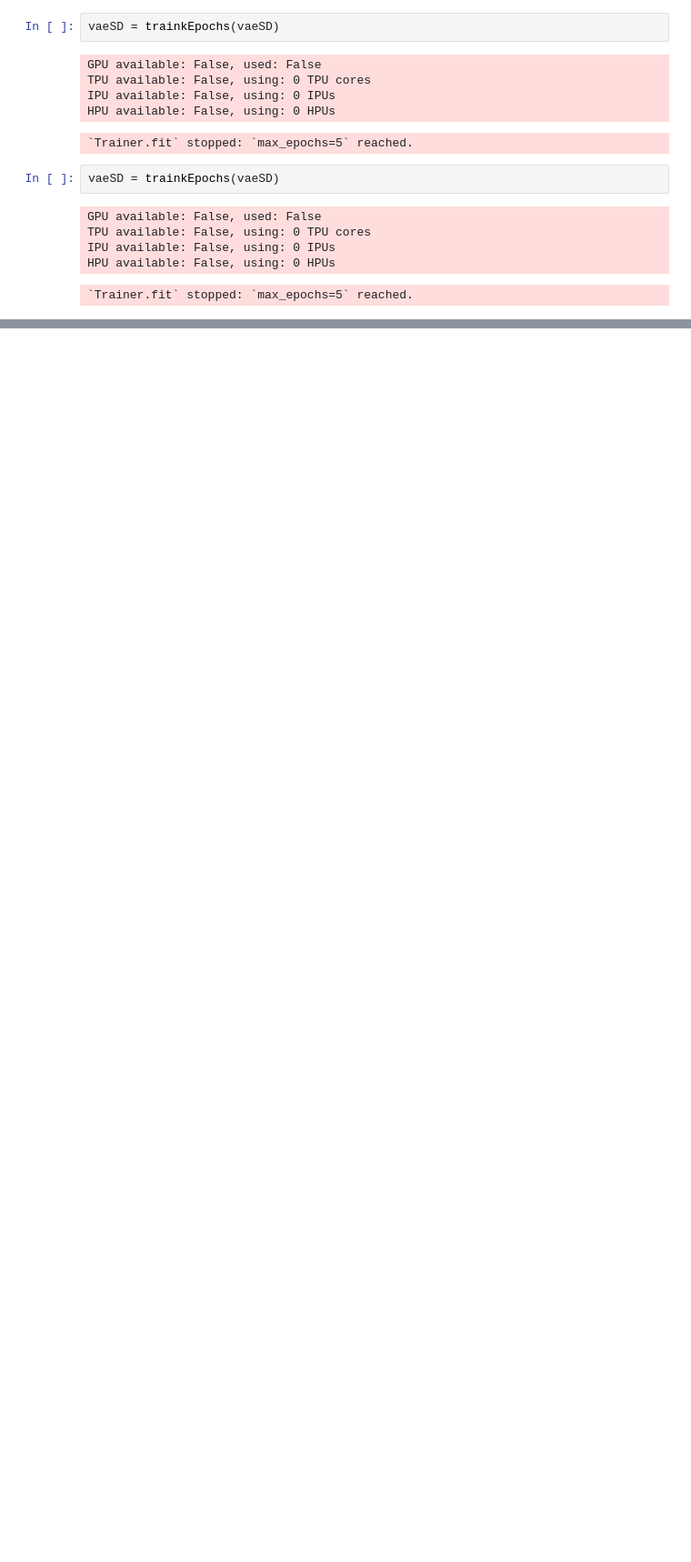
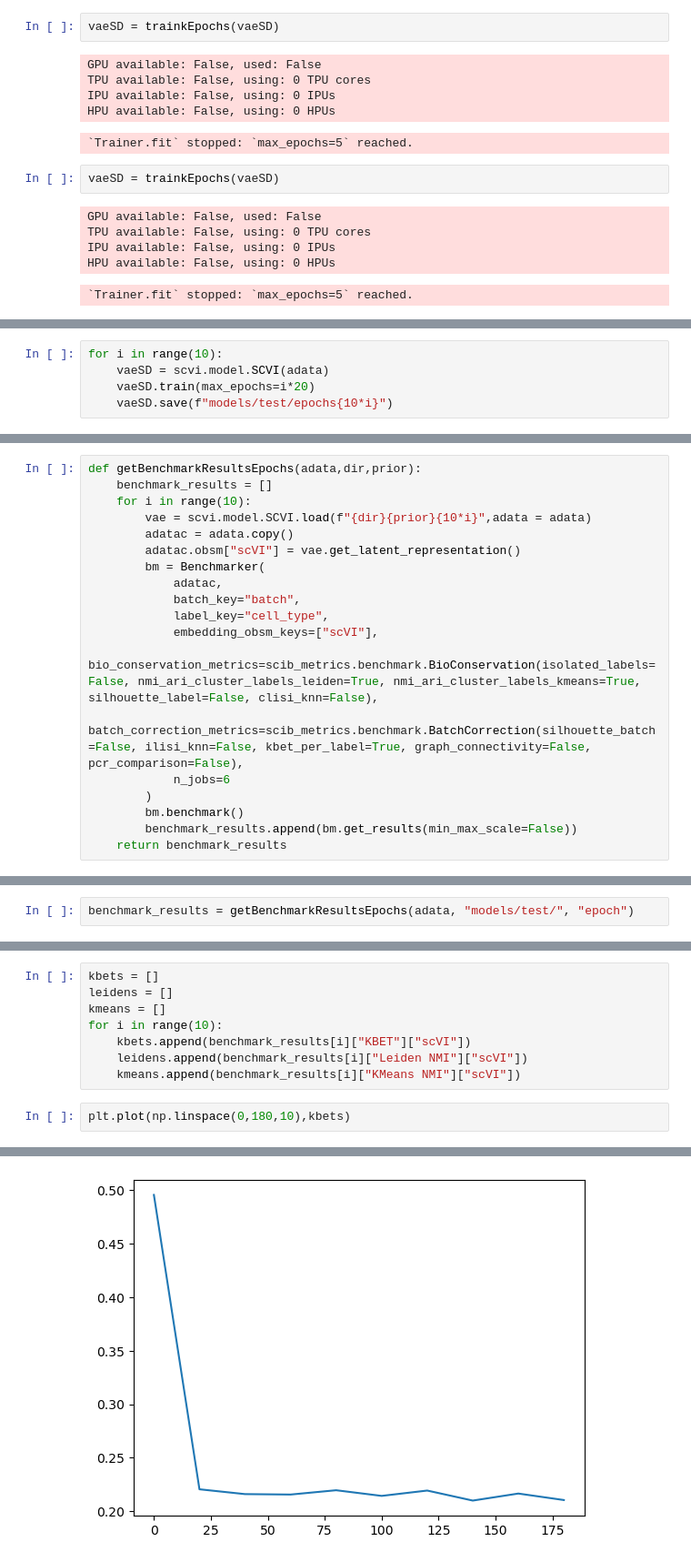
Before and after one commit to LeanderDiazBone/BachelorThesis, a Jupyter notebook: metrics_epochs.ipynb, the cells around one changed output, grey strips where cells are left out. Shown at 91% size. Drawn from its saved outputs; the diff is of its cells as text; blank space fills up the shorter version.

```diff
--- a/metrics_epochs.ipynb
+++ b/metrics_epochs.ipynb
@@ -77,0 +100,5 @@ HPU available: False, using: 0 HPUs
+# %%
+for i in range(10):
+    vaeSD = scvi.model.SCVI(adata)
+    vaeSD.train(max_epochs=i*20)
+    vaeSD.save(f"models/test/epochs{10*i}")
@@ -77,0 +149,19 @@ HPU available: False, using: 0 HPUs
+# %%
+def getBenchmarkResultsEpochs(adata,dir,prior):
+    benchmark_results = []
+    for i in range(10):
+        vae = scvi.model.SCVI.load(f"{dir}{prior}{10*i}",adata = adata)
+        adatac = adata.copy()
+        adatac.obsm["scVI"] = vae.get_latent_representation()
+        bm = Benchmarker(
+            adatac,
+            batch_key="batch",
+            label_key="cell_type",
+            embedding_obsm_keys=["scVI"],
+            bio_conservation_metrics=scib_metrics.benchmark.BioConservation(isolated_labels=False, nmi_ari_cluster_labels_leiden=True, nmi_ari_cluster_labels_kmeans=True, silhouette_label=False, clisi_knn=False),
+            batch_correction_metrics=scib_metrics.benchmark.BatchCorrection(silhouette_batch=False, ilisi_knn=False, kbet_per_label=True, graph_connectivity=False, pcr_comparison=False),
+            n_jobs=6
+        )
+        bm.benchmark()
+        benchmark_results.append(bm.get_results(min_max_scale=False))
+    return benchmark_results
@@ -77,0 +179,2 @@ HPU available: False, using: 0 HPUs
+# %%
+benchmark_results = getBenchmarkResultsEpochs(adata, "models/test/", "epoch")
@@ -77,0 +192,11 @@ HPU available: False, using: 0 HPUs
+# %%
+kbets = []
+leidens = []
+kmeans = []
+for i in range(10):
+    kbets.append(benchmark_results[i]["KBET"]["scVI"])
+    leidens.append(benchmark_results[i]["Leiden NMI"]["scVI"])
+    kmeans.append(benchmark_results[i]["KMeans NMI"]["scVI"])
+# %%
+plt.plot(np.linspace(0,180,10),kbets)
+# %% [output]
@@ -77,0 +204 @@ HPU available: False, using: 0 HPUs
+[figure, added]
```
Also changed, not shown: parts of 17 cells of this notebook, 14 other files.
